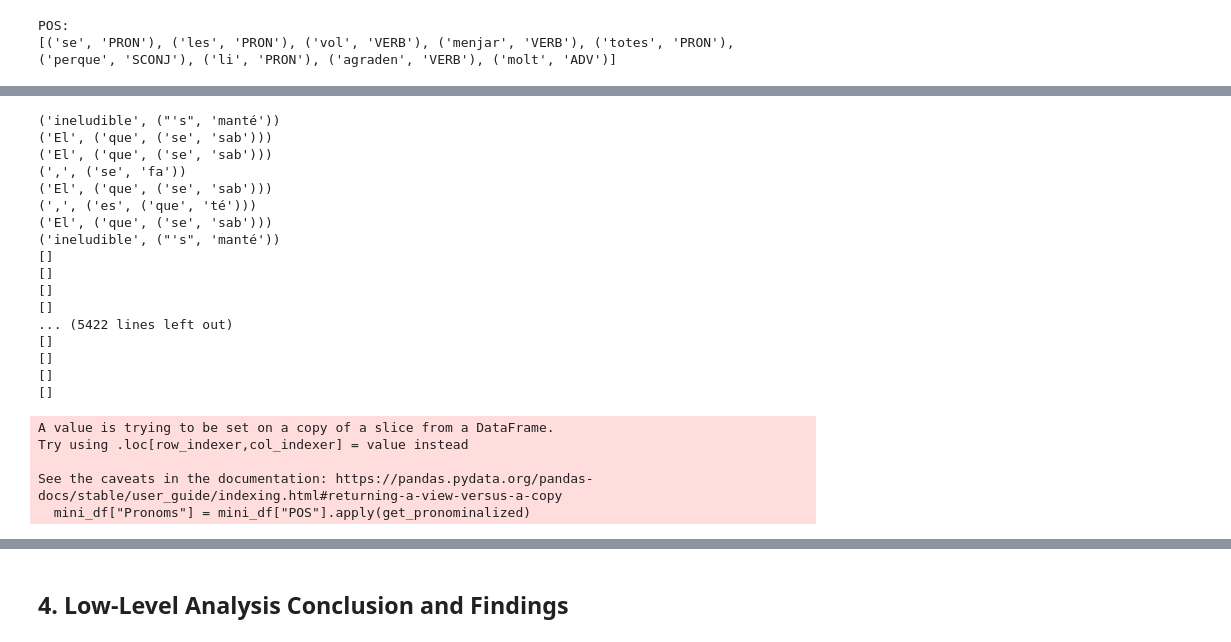
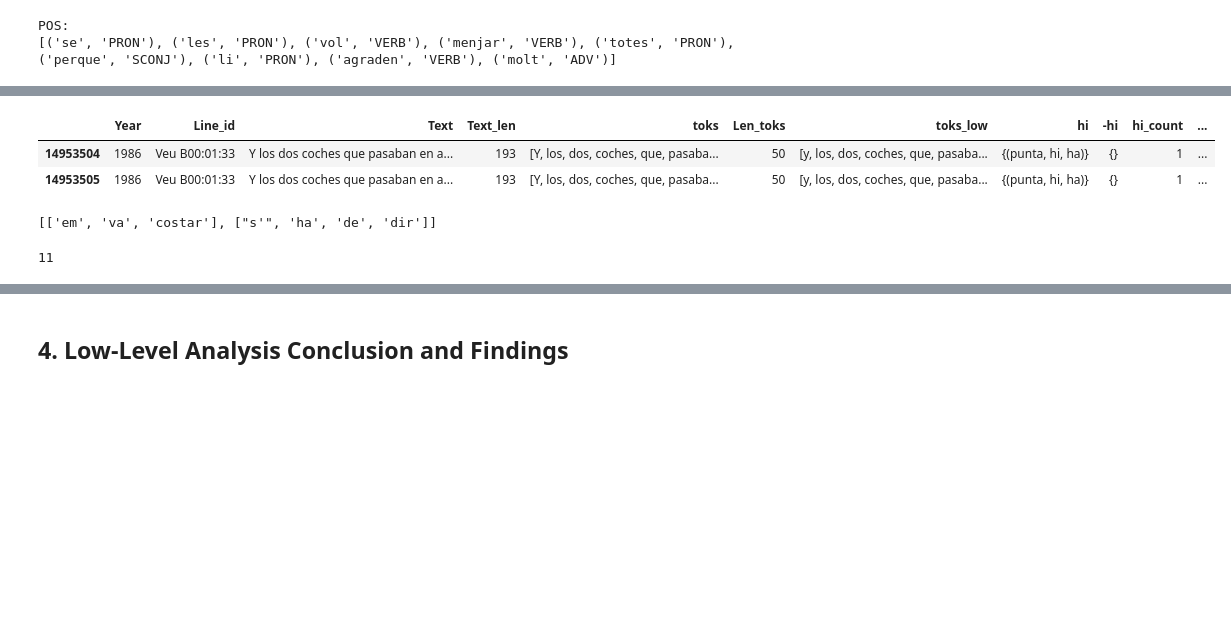
Before and after one commit to Data-Science-for-Linguists-2025/Linguistic-Markers-Catalan-Substitution, a Jupyter notebook: Analysis-1-LowLevel.ipynb, the cells around one changed output, grey strips where cells are left out. Cells and saved outputs as stored; diff of their text form; code cells hidden in the pictures; blank space fills up the shorter version.

```diff
--- a/Analysis-1-LowLevel.ipynb
+++ b/Analysis-1-LowLevel.ipynb
@@ -86,7 +86,7 @@ def proportion(row, feature):
     multiplies the division result by a 100 to get a precentage
     returns the percentage
     '''
-    count_col = f"{feature}_count"
+    count_col = feature
     if row["Len_toks"] > 0:
         percent = (row[count_col] / row["Len_toks"]) * 100
     else:
@@ -470,7 +470,7 @@ lemma_df.head(2)
 **Comment:** We have now found and counted all the Passat Perifrastic forms in the texts stored in the "PstPerif" column and counted on the "Pstp_count" column. We will now explore the counts and years to see if there is a drop in the use of Passat Perifrastic that would portray a shift towards other tenses, likely to the influence of other romance languages.\
 To analyze the count since it is heavly dependent on text length, we will create a new column with the percentage of Passat Perifrastic from the total tokens of the text piece. We will then use that percentage instead of the raw count to analyze the progression over time.
 # %%
-lemma_df["Pstp_percent"] = lemma_df.apply(lambda x: proportion(x, "Pstp"), axis=1)
+lemma_df["Pstp_percent"] = lemma_df.apply(lambda x: proportion(x, "Pstp_count"), axis=1)
 # %%
 lemma_df.head(2)
 # %% [output]
@@ -839,0 +803,6 @@ mini_df = current_df.head(10)
+# %%
+current_df.tail(2)
+# %% [output]
+|  | Year | Line_id | Text | Text_len | toks | Len_toks | toks_low | hi | -hi | hi_count | ... |
+| 14953504 | 1986 | Veu B00:01:33 | Y los dos coches que pasaban en a... | 193 | [Y, los, dos, coches, que, pasaba... | 50 | [y, los, dos, coches, que, pasaba... | {(punta, hi, ha)} | {} | 1 | ... |
+| 14953505 | 1986 | Veu B00:01:33 | Y los dos coches que pasaban en a... | 193 | [Y, los, dos, coches, que, pasaba... | 50 | [y, los, dos, coches, que, pasaba... | {(punta, hi, ha)} | {} | 1 | ... |
@@ -840,26 +856,16 @@ mini_df = current_df.head(10)
+# %%
+# example
+get_pronominalized(current_df.loc[14953501]["POS"])
+# %% [output]
+[['em', 'va', 'costar'], ["s'", 'ha', 'de', 'dir']]
+# %%
+# example
+count_verbs(current_df.loc[14953501]["POS"])
+# %% [output]
+11
 # %%
-# getting all pronoms as a list and storing them in a column
-mini_df["Pronoms"] = mini_df["POS"].apply(get_pronominalized)
+from tqdm import tqdm
+tqdm.pandas()  # activa el suport per apply
+
+# aplica la funció amb barra de progrés
+current_df["PronominalizedV"] = current_df["POS"].progress_apply(get_pronominalized)
-# %% [output]
-('ineludible', ("'s", 'manté'))
-('El', ('que', ('se', 'sab')))
-('El', ('que', ('se', 'sab')))
-(',', ('se', 'fa'))
-('El', ('que', ('se', 'sab')))
-(',', ('es', ('que', 'té')))
-('El', ('que', ('se', 'sab')))
-('ineludible', ("'s", 'manté'))
-[]
-[]
-[]
-[]
-... (5422 lines left out)
-[]
-[]
-[]
-[]
-A value is trying to be set on a copy of a slice from a DataFrame.
-Try using .loc[row_indexer,col_indexer] = value instead
-
-See the caveats in the documentation: https://pandas.pydata.org/pandas-docs/stable/user_guide/indexing.html#returning-a-view-versus-a-copy
-  mini_df["Pronoms"] = mini_df["POS"].apply(get_pronominalized)
```
Also changed, not shown: parts of 23 cells of this notebook.
